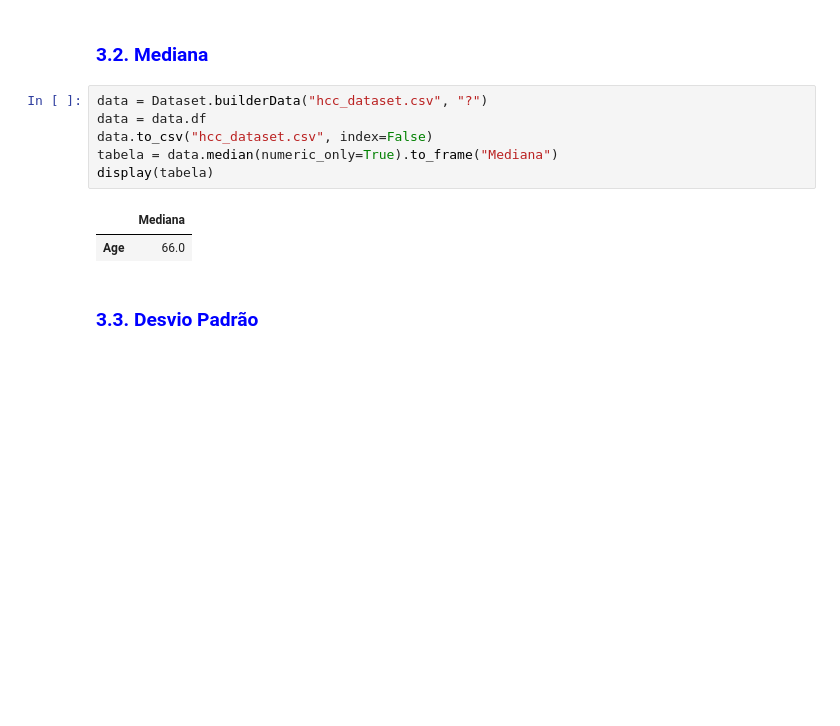
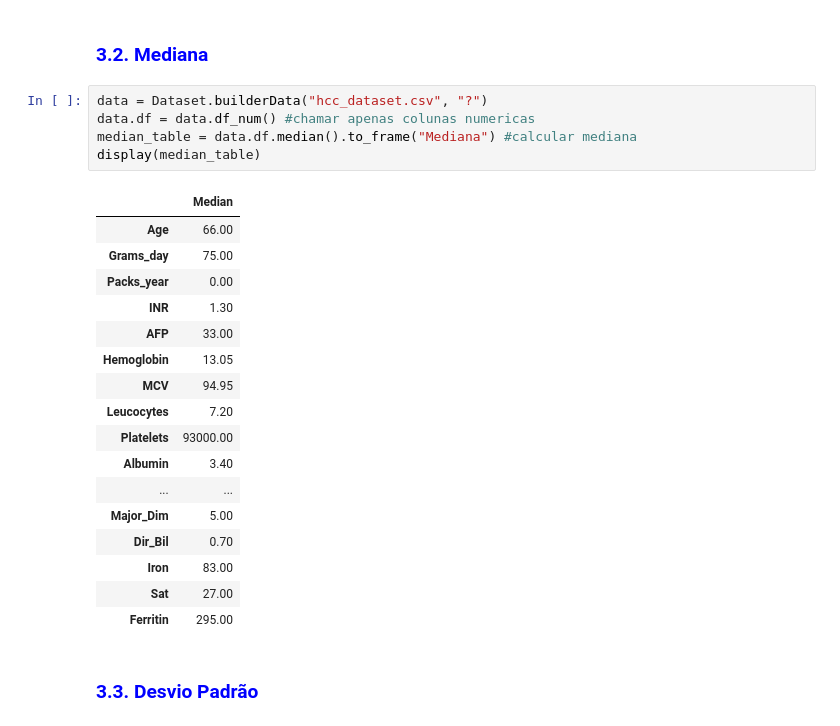
Before and after one commit to Bugss05/IACD_Predicting_Hepatocellular_Carcinoma_through_SML, a Jupyter notebook: polirTabela.ipynb, the cells around one changed output. Saved outputs shown, nothing was run; the diff lists cells and outputs as text; blank space fills up the shorter version.

Commit message:
Update polirTabela + minor changes

```diff
--- a/polirTabela.ipynb
+++ b/polirTabela.ipynb
@@ -360,13 +363,27 @@ display(tabela)
 ### <font color = blue> 3.2. Mediana <a class="anchor" id="mediana"></a>
 # %%
 data = Dataset.builderData("hcc_dataset.csv", "?")
-data = data.df
-data.to_csv("hcc_dataset.csv", index=False)
-tabela = data.median(numeric_only=True).to_frame("Mediana")
-display(tabela)
+data.df = data.df_num() #chamar apenas colunas numericas
+median_table = data.df.median().to_frame("Mediana") #calcular mediana
+display(median_table)
 # %% [output]
-|  | Mediana |
-| Age | 66.0 |
+|  | Median |
+| Age | 66.00 |
+| Grams_day | 75.00 |
+| Packs_year | 0.00 |
+| INR | 1.30 |
+| AFP | 33.00 |
+| Hemoglobin | 13.05 |
+| MCV | 94.95 |
+| Leucocytes | 7.20 |
+| Platelets | 93000.00 |
+| Albumin | 3.40 |
+| ... | ... |
+| Major_Dim | 5.00 |
+| Dir_Bil | 0.70 |
+| Iron | 83.00 |
+| Sat | 27.00 |
+| Ferritin | 295.00 |
 # %% [markdown]
 ### <font color = blue> 3.3. Desvio Padrão <a class="anchor" id="desvio"></a>
 # %%
```
Also changed, not shown: parts of 17 cells of this notebook, 1 other file.
